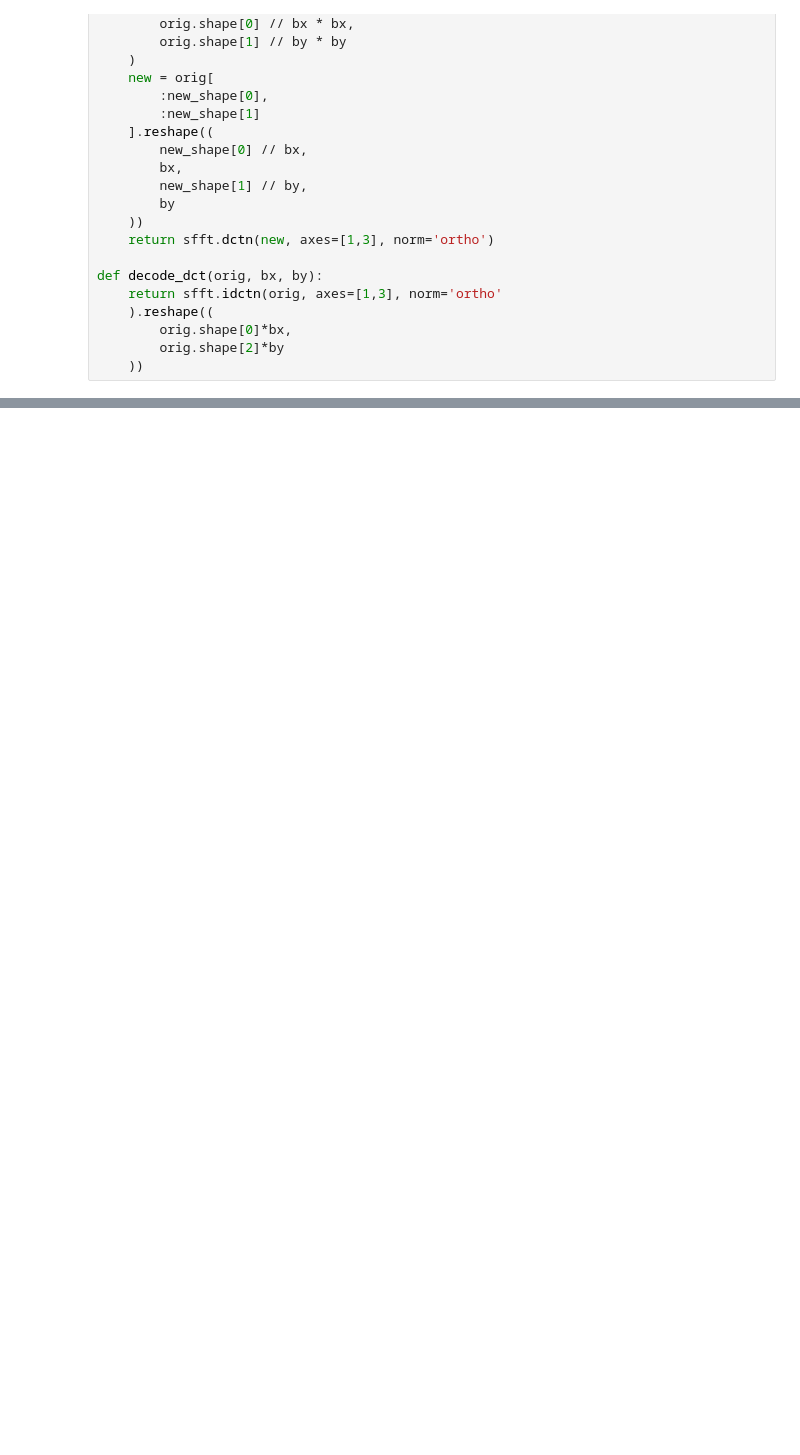
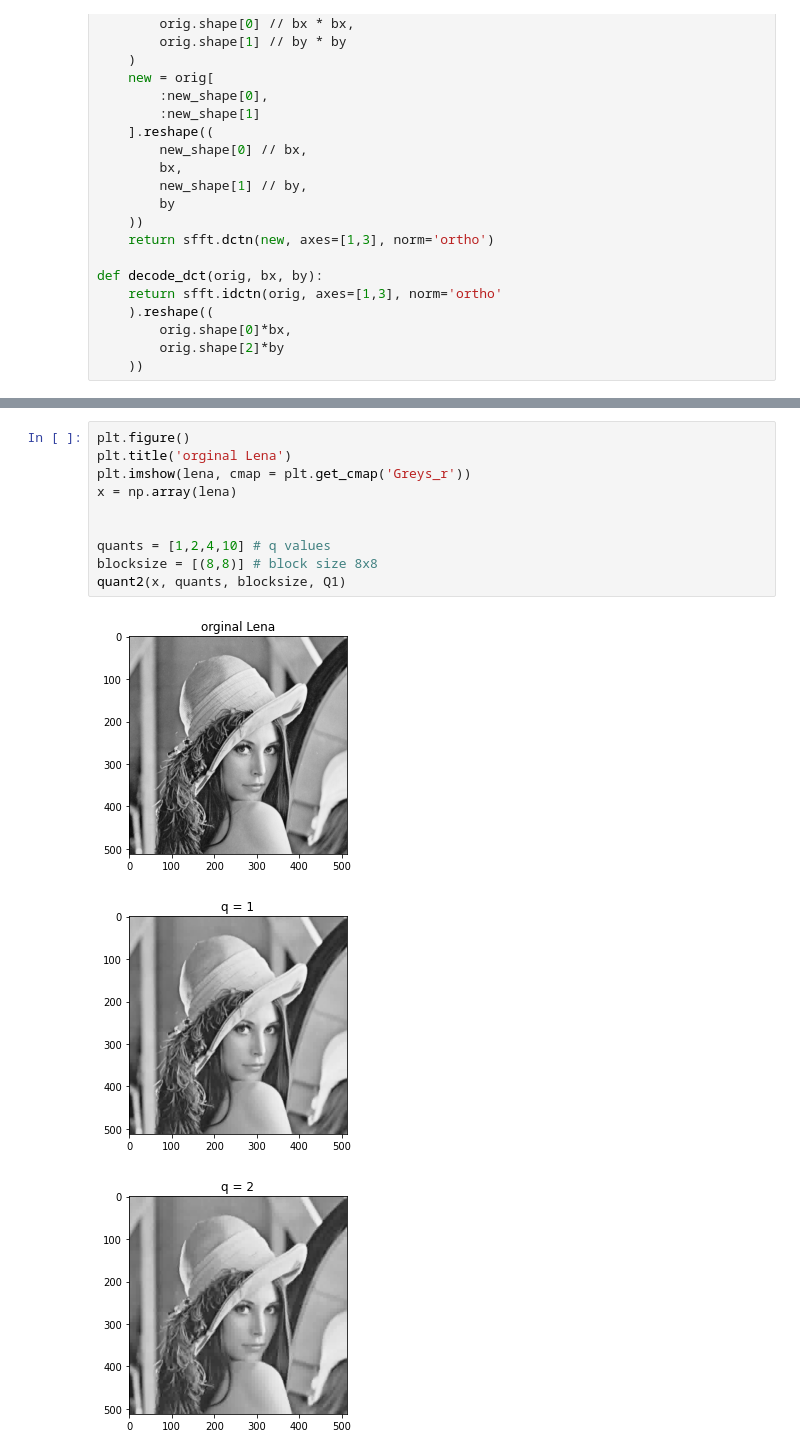
Before and after one commit to Asphilia/Numerik2, a Jupyter notebook: Abgabe4_Katter_Reichling.ipynb, the cells around one changed output, grey strips where cells are left out. Drawn from its saved outputs; the diff is of its cells as text; blank space fills up the shorter version.

```diff
--- a/Abgabe4_Katter_Reichling.ipynb
+++ b/Abgabe4_Katter_Reichling.ipynb
@@ -161,0 +143,14 @@ for i in decs:
+# %%
+plt.figure()
+plt.title('orginal Lena')
+plt.imshow(lena, cmap = plt.get_cmap('Greys_r'))
+x = np.array(lena)
+
+
+quants = [1,2,4,10] # q values
+blocksize = [(8,8)] # block size 8x8
+quant2(x, quants, blocksize, Q1)
+# %% [output]
+[figure, added]
+[figure, added]
+[figure, added]
```
Also changed, not shown: parts of 11 cells of this notebook.
